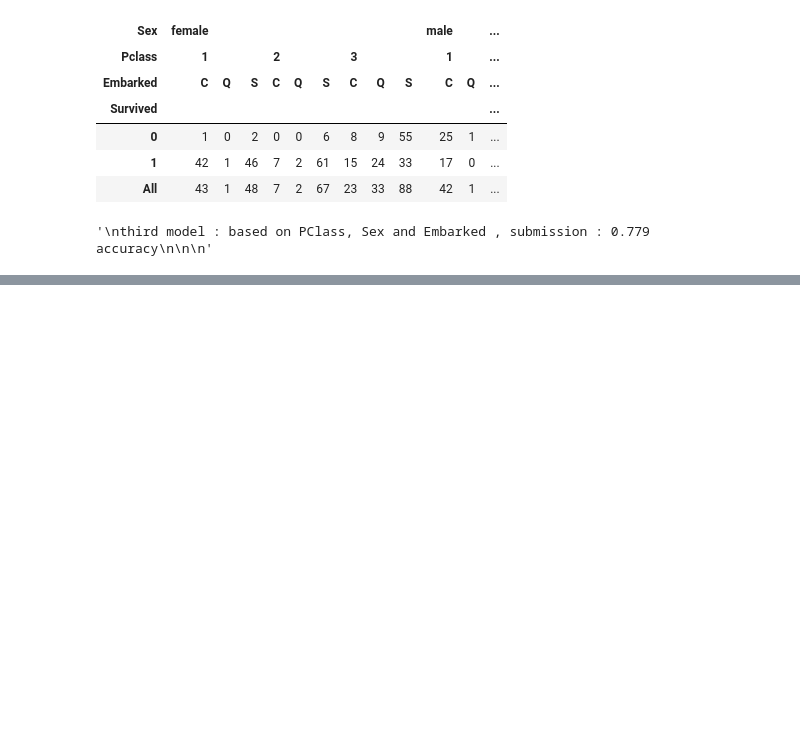
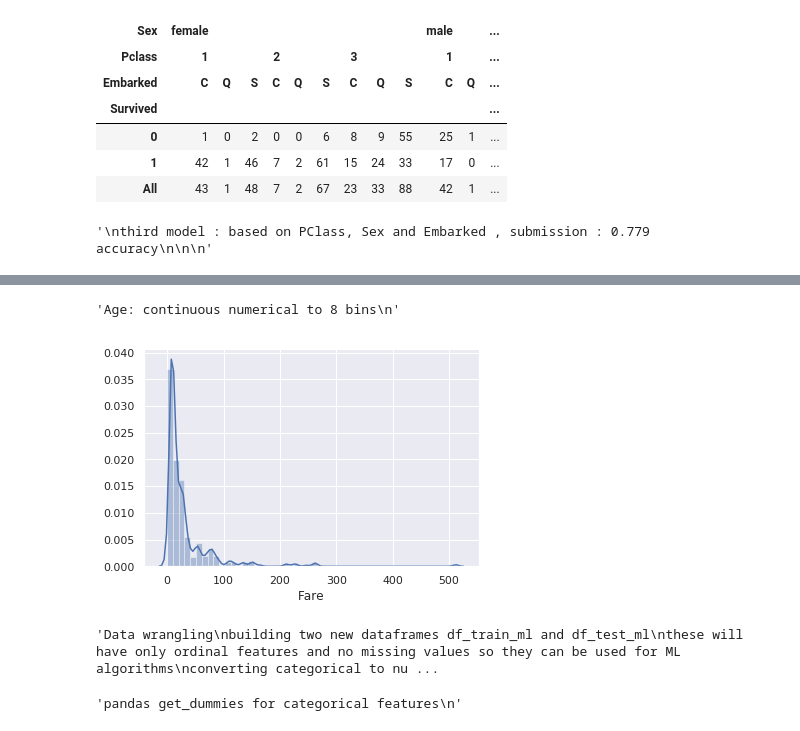
Before and after one commit to acharyasabin/Titanic, a Jupyter notebook: titanic.ipynb, the cells around one changed output, grey strips where cells are left out. Drawn from its saved outputs; the diff is of its cells as text; code cells hidden in the pictures; blank space fills up the shorter version.

```diff
--- a/titanic.ipynb
+++ b/titanic.ipynb
@@ -354,3 +354,8 @@ test_df.head()
 | 2 | 894 | 2 | Myles, Mr. Thomas Francis | male | 62.0 | 0 | 0 | 240276 | 9.6875 | NaN | ... |
 | 3 | 895 | 3 | Wirz, Mr. Albert | male | 27.0 | 0 | 0 | 315154 | 8.6625 | NaN | ... |
 | 4 | 896 | 3 | Hirvonen, Mrs. Alexander (Helga E... | female | 22.0 | 1 | 1 | 3101298 | 12.2875 | NaN | ... |
+# %%
+""" Age: continuous numerical to 8 bins
+"""
+# %% [output]
+'Age: continuous numerical to 8 bins\n'
@@ -356,0 +367,4 @@ test_df.head()
+# %%
+sns.distplot(train_df['Fare']);
+# %% [output]
+[figure, added]
@@ -356,0 +380,10 @@ test_df.head()
+# %%
+"""Data wrangling
+building two new dataframes df_train_ml and df_test_ml
+these will have only ordinal features and no missing values so they can be used for ML algorithms
+converting categorical to numerical by pd.get_dummies
+dropping all features that seem to be not useful for prediction
+Then use the Standard scaler and apply train/test split
+"""
+# %% [output]
+'Data wrangling\nbuilding two new dataframes df_train_ml and df_test_ml\nthese will have only ordinal features and no missing values so they can be used for ML algorithms\nconverting categorical to nu ...
@@ -356,0 +393,5 @@ test_df.head()
+# %%
+"""pandas get_dummies for categorical features
+"""
+# %% [output]
+'pandas get_dummies for categorical features\n'
```
Also changed, not shown: parts of 17 cells of this notebook, 1 other file.
